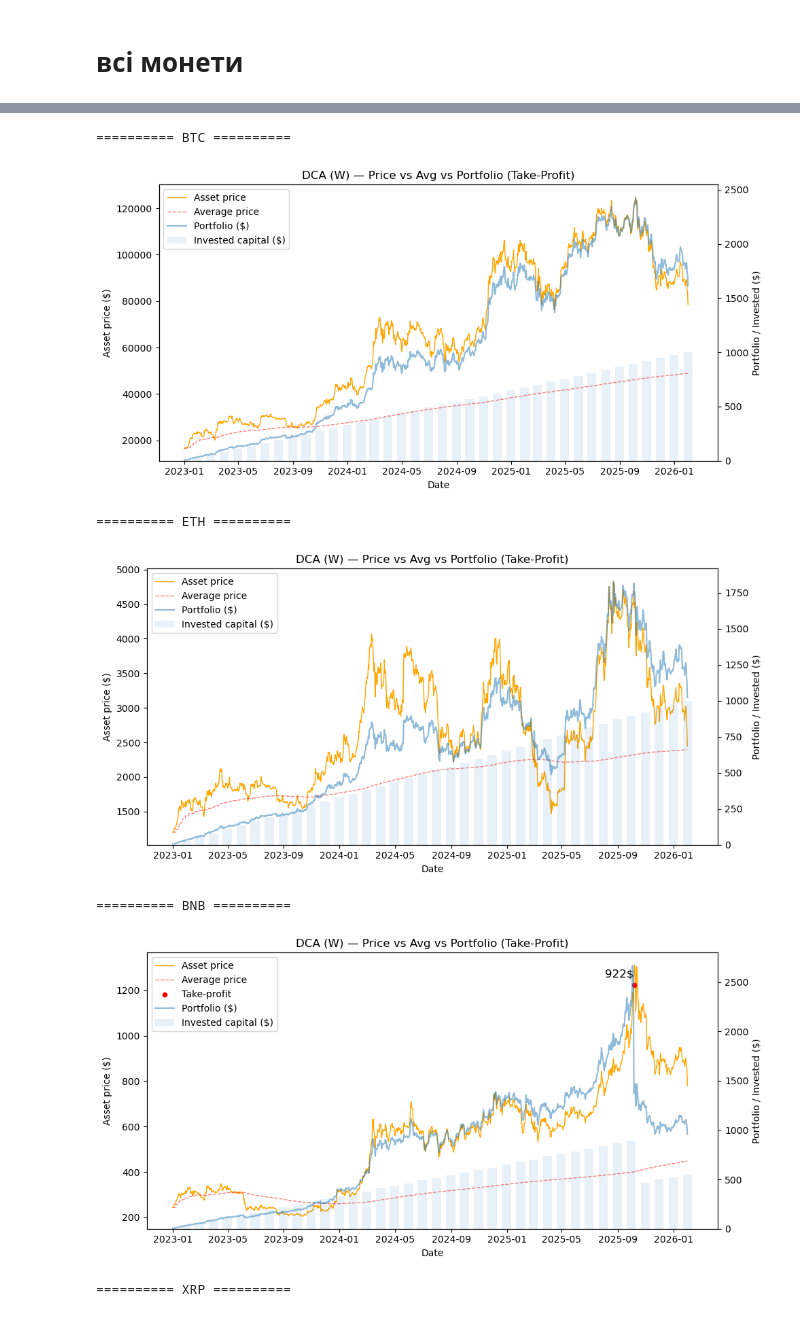
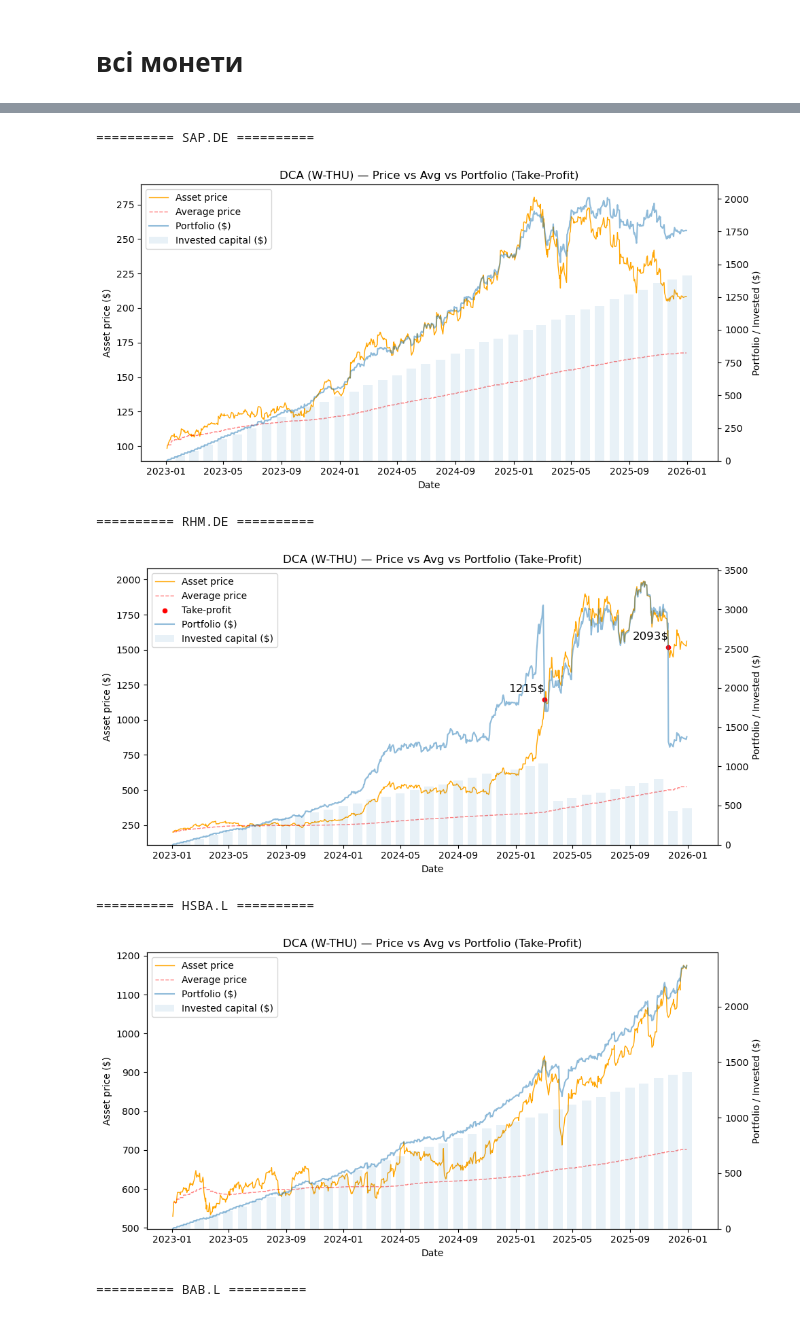
Before and after one commit to Familenko/backtest, a Jupyter notebook: test_dca.ipynb, the cells around one changed output, grey strips where cells are left out. Saved outputs shown, nothing was run; the diff lists cells and outputs as text; code cells hidden in the pictures.

```diff
--- a/test_dca.ipynb
+++ b/test_dca.ipynb
@@ -25,0 +8,8 @@ df_origin
+# %%
+# df_origin = pd.read_csv("crypto.csv", index_col=0, parse_dates=True)
+df_origin = pd.read_csv("stock.csv", index_col=0, parse_dates=True)
+# df_origin = pd.read_csv("ucits_etf_market.csv", index_col=0, parse_dates=True)
+
+# df_origin = df_origin.iloc[1:]
+df_origin = df_origin.dropna()
+df_origin
@@ -95,38 +100,38 @@ df
 res = {}
 metric = {}
 
 selected_symbols = list(df.columns)[:10]
 total_investment = 10_000
 individual_investment = total_investment / len(selected_symbols)
 
 total_days = len(df)
 total_days = total_days // 7
 
 for symbol in selected_symbols:
     print("=" * 10, symbol, "=" * 10)
 
     invest_sum = individual_investment / total_days
 
     prices = df[symbol]
 
     dca_result_one, dca_metrics_one = backtest_dca(
         prices=prices,
         buy_amount=invest_sum,
-        freq="W",
+        freq="W-THU",
         available_sum=1_000_000,
         fee=0.001,
         cooldown_days=180,
         profit_multiple=3,
         plot=True
     )
 
     res[symbol] = dca_metrics_one
     metric[symbol] = dca_metrics_one
 # %% [output]
-========== BTC ==========
+========== SAP.DE ==========
-[figure, old version]
+[figure, new version]
-========== ETH ==========
+========== RHM.DE ==========
-[figure, old version]
+[figure, new version]
-========== BNB ==========
+========== HSBA.L ==========
-[figure, old version]
+[figure, new version]
-========== XRP ==========
+========== BAB.L ==========
```
Also changed, not shown: parts of 11 cells of this notebook, 5 other files.
